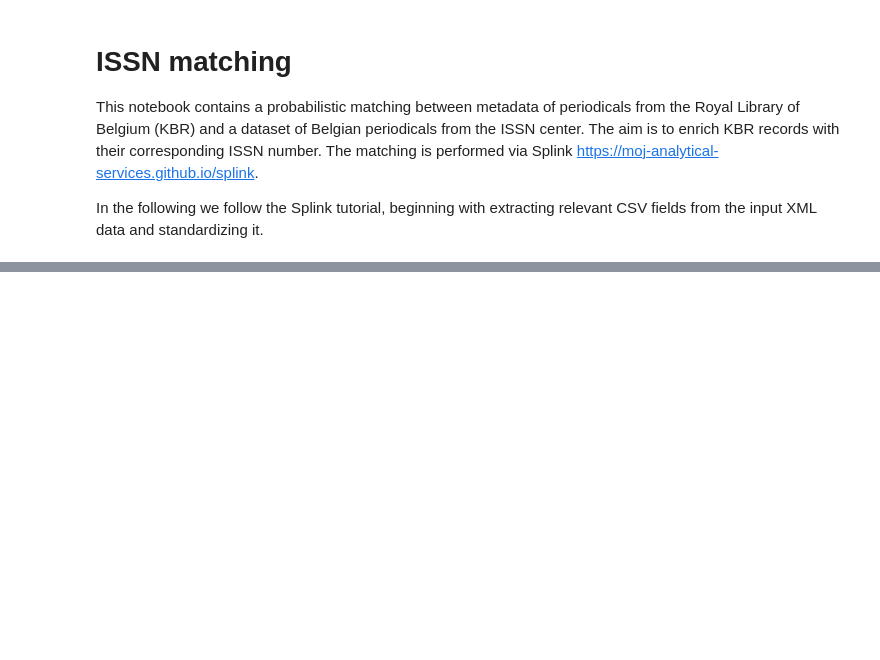
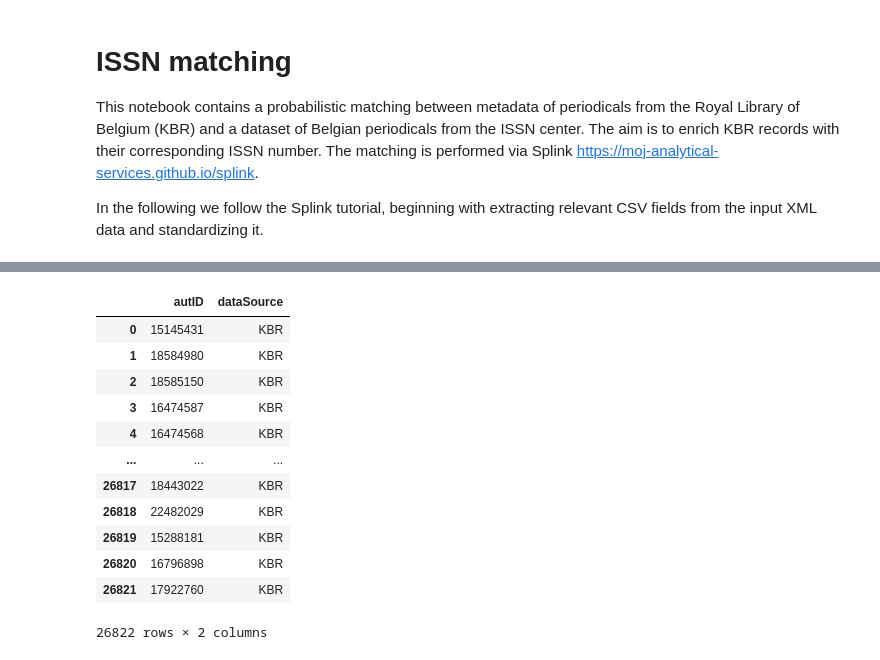
Before and after one commit to kbrbe/issn-matching, a Jupyter notebook: issn-splink-matching.ipynb, the cells around one changed output, grey strips where cells are left out. Cells and saved outputs as stored; diff of their text form; code cells hidden in the pictures; blank space fills up the shorter version.

```diff
--- a/issn-splink-matching.ipynb
+++ b/issn-splink-matching.ipynb
@@ -112,2 +51,2 @@ commonColumns = ['title', 'alternateTitle', 'publisher', 'place', 'place-enriche
 # %%
-dfKBR, dfsKBRCols = utils.createInputDataframe('kbr-data', 'kbr', commonColumns)
+dfKBR, dfListKBRColumns = utils.createInputDataframe('kbr-data', 'kbr', commonColumns + ['titleRemainder'])
@@ -152,0 +124,20 @@ dfISSN
+# %%
+dfKBRMatching = dfKBR[['autID']].copy()
+# %%
+dfKBRMatching['dataSource'] = 'KBR'
+# %%
+dfKBRMatching
+# %% [output]
+|  | autID | dataSource |
+| 0 | 15145431 | KBR |
+| 1 | 18584980 | KBR |
+| 2 | 18585150 | KBR |
+| 3 | 16474587 | KBR |
+| 4 | 16474568 | KBR |
+| ... | ... | ... |
+| 26817 | 18443022 | KBR |
+| 26818 | 22482029 | KBR |
+| 26819 | 15288181 | KBR |
+| 26820 | 16796898 | KBR |
+| 26821 | 17922760 | KBR |
+26822 rows × 2 columns
```
Also changed, not shown: parts of 71 cells of this notebook, 4 other files.
